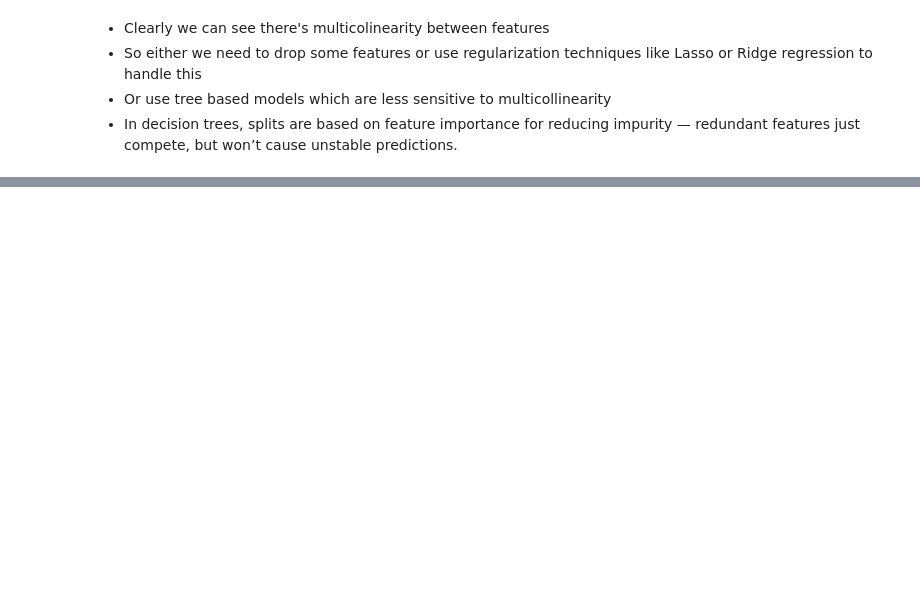
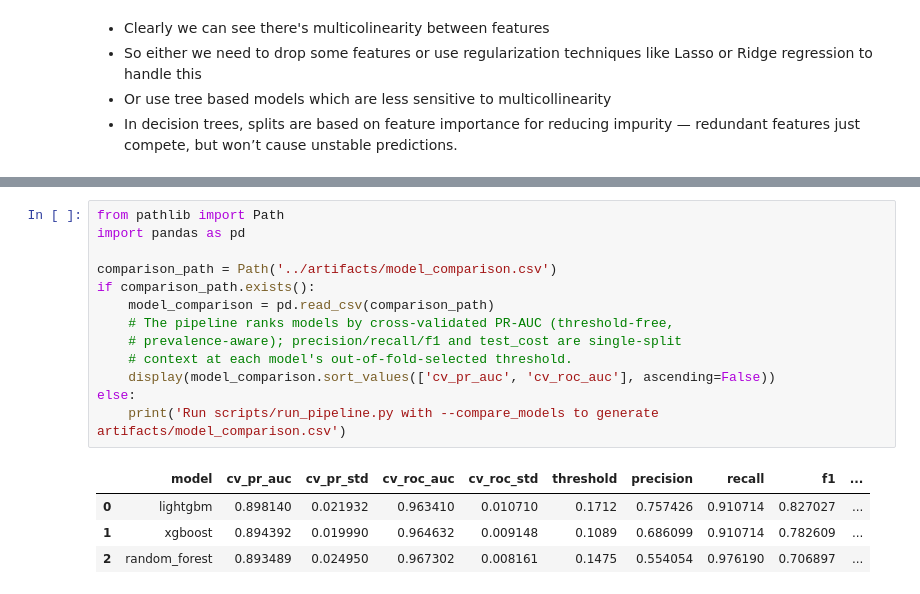
Before and after one commit to xzhang-09/ecommerce-churn-lab, a Jupyter notebook: notebooks/EDA.ipynb, the cells around one changed output, grey strips where cells are left out. Drawn from its saved outputs; the diff is of its cells as text; blank space fills up the shorter version.

```diff
--- a/notebooks/EDA.ipynb
+++ b/notebooks/EDA.ipynb
@@ -775,0 +368,18 @@ Interpretation
+# %%
+from pathlib import Path
+import pandas as pd
+
+comparison_path = Path('../artifacts/model_comparison.csv')
+if comparison_path.exists():
+    model_comparison = pd.read_csv(comparison_path)
+    # The pipeline ranks models by cross-validated PR-AUC (threshold-free,
+    # prevalence-aware); precision/recall/f1 and test_cost are single-split
+    # context at each model's out-of-fold-selected threshold.
+    display(model_comparison.sort_values(['cv_pr_auc', 'cv_roc_auc'], ascending=False))
+else:
+    print('Run scripts/run_pipeline.py with --compare_models to generate artifacts/model_comparison.csv')
+# %% [output]
+|  | model | cv_pr_auc | cv_pr_std | cv_roc_auc | cv_roc_std | threshold | precision | recall | f1 | ... |
+| 0 | lightgbm | 0.898140 | 0.021932 | 0.963410 | 0.010710 | 0.1712 | 0.757426 | 0.910714 | 0.827027 | ... |
+| 1 | xgboost | 0.894392 | 0.019990 | 0.964632 | 0.009148 | 0.1089 | 0.686099 | 0.910714 | 0.782609 | ... |
+| 2 | random_forest | 0.893489 | 0.024950 | 0.967302 | 0.008161 | 0.1475 | 0.554054 | 0.976190 | 0.706897 | ... |
```
Also changed, not shown: parts of 35 cells of this notebook.
